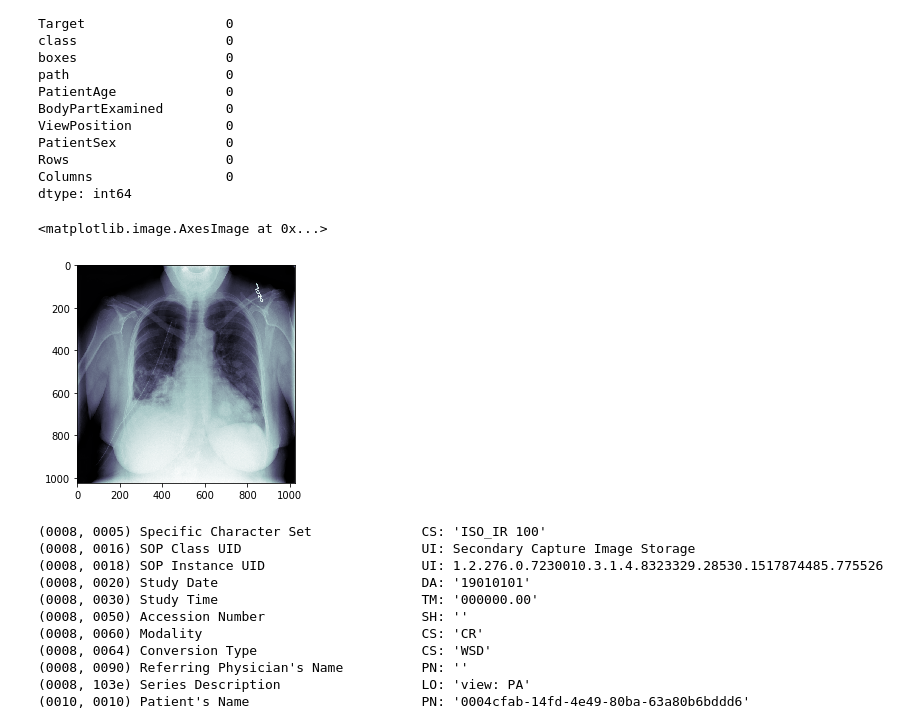
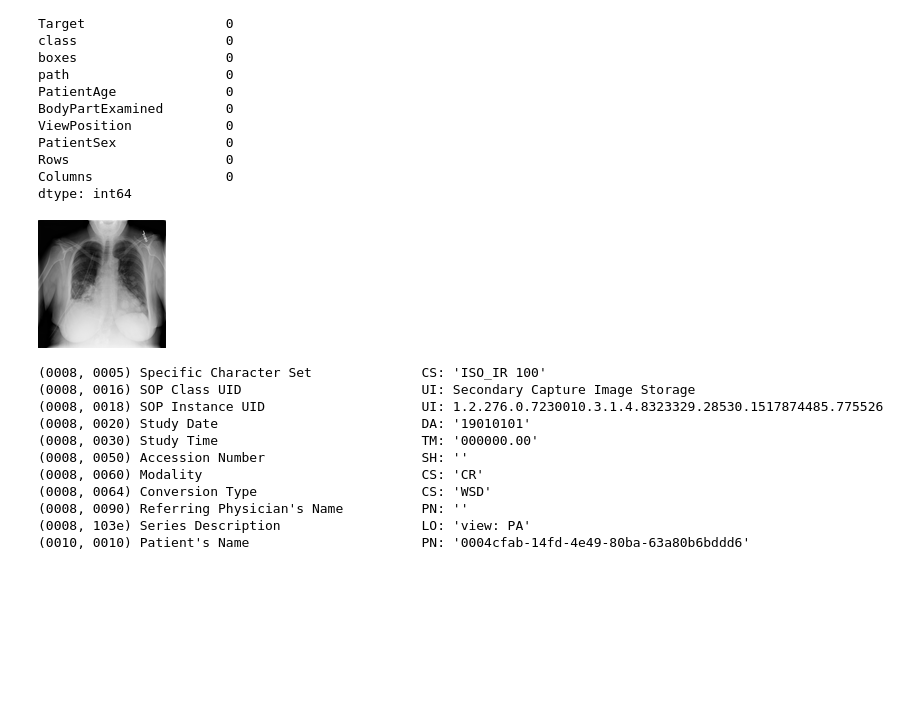
Before and after one commit to slawekslex/dl_experiments, a Jupyter notebook: pneumonia/DataExploration.ipynb, the cells around one changed output. Cells and saved outputs as stored; diff of their text form; code cells hidden in the pictures; blank space fills up the shorter version.

```diff
--- a/pneumonia/DataExploration.ipynb
+++ b/pneumonia/DataExploration.ipynb
@@ -169,10 +170,13 @@ dtype: int64
 # %%
 path = image_bbox_df.iloc[0].path
 dicom = pydicom.read_file(path)
-plt.imshow(dicom.pixel_array, cmap='bone')
+#plt.imshow(dicom.pixel_array, cmap='gray')
+img = Image.fromarray(dicom.pixel_array)
+img = img.resize((128,128), Image.ANTIALIAS)
+img.save(f'{PATH}test.png')
+img
 # %% [output]
-<matplotlib.image.AxesImage at 0x...>
-[figure, old version]
+[figure, new version]
 # %%
 dicom
 # %% [output]
```
Also changed, not shown: parts of 3 cells of this notebook, 1 other file.
